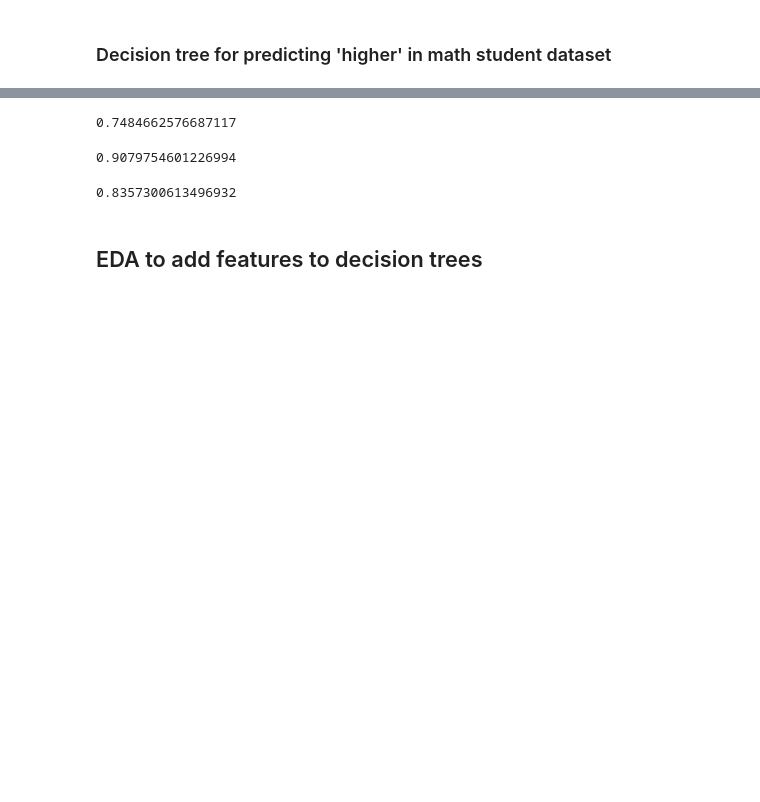
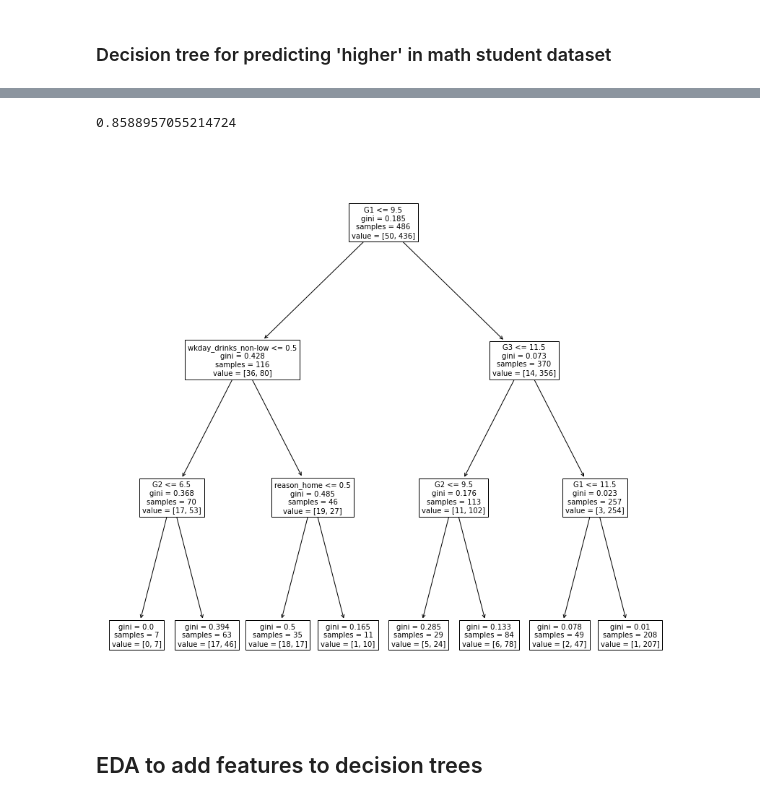
Before and after one commit to arenriquez/data144finalproj, a Jupyter notebook: Untitled.ipynb, the cells around one changed output, grey strips where cells are left out. Cells and saved outputs as stored; diff of their text form; code cells hidden in the pictures; blank space fills up the shorter version.

```diff
--- a/Untitled.ipynb
+++ b/Untitled.ipynb
@@ -506,16 +503,18 @@ port_higher_model = DecisionTreeClassifier()
 # %%
-# 1000 iterations to see range of our model's accuracy
-ph_scores = []
-for i in np.arange(1000):
-    ph_X_train, ph_X_val, ph_Y_train, ph_Y_val = train_test_split(port_higher_Xtrain, port_higher_Ytrain)
-    port_higher_model.fit(ph_X_train, ph_Y_train)
-    port_higher_score = accuracy_score(port_higher_model.predict(ph_X_val), np.array(ph_Y_val))
-    ph_scores.append(port_higher_score)
-display(min(ph_scores), max(ph_scores), np.mean(ph_scores))
+# Initialize model
+port_higher_model = DecisionTreeClassifier(max_depth=3)
+ph_X_train, ph_X_val, ph_Y_train, ph_Y_val = train_test_split(port_higher_Xtrain, port_higher_Ytrain)
+port_higher_model.fit(ph_X_train, ph_Y_train)
+port_higher_score = accuracy_score(port_higher_model.predict(ph_X_val), np.array(ph_Y_val))
+port_higher_score
 # %% [output]
-0.7484662576687117
+0.8588957055214724
-0.9079754601226994
-0.8357300613496932
+# %%
+fig, ax = plt.subplots(figsize=(14, 14))
+plot_tree(port_higher_model.fit(ph_X_train, ph_Y_train), fontsize=10, feature_names=port_higher_Xtrain.columns)
+plt.show()
+# %% [output]
+[figure, added]
 # %% [markdown]
 ## EDA to add features to decision trees
 # %%
```
Also changed, not shown: parts of 21 cells of this notebook.
